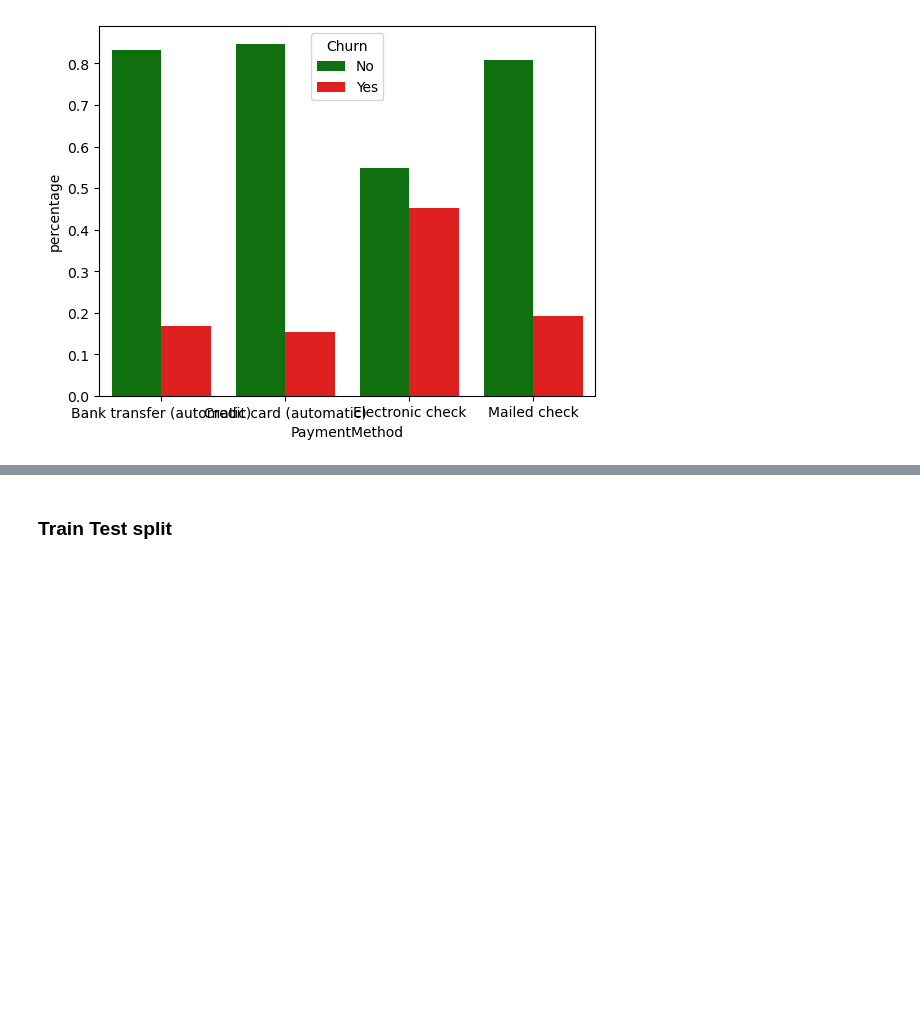
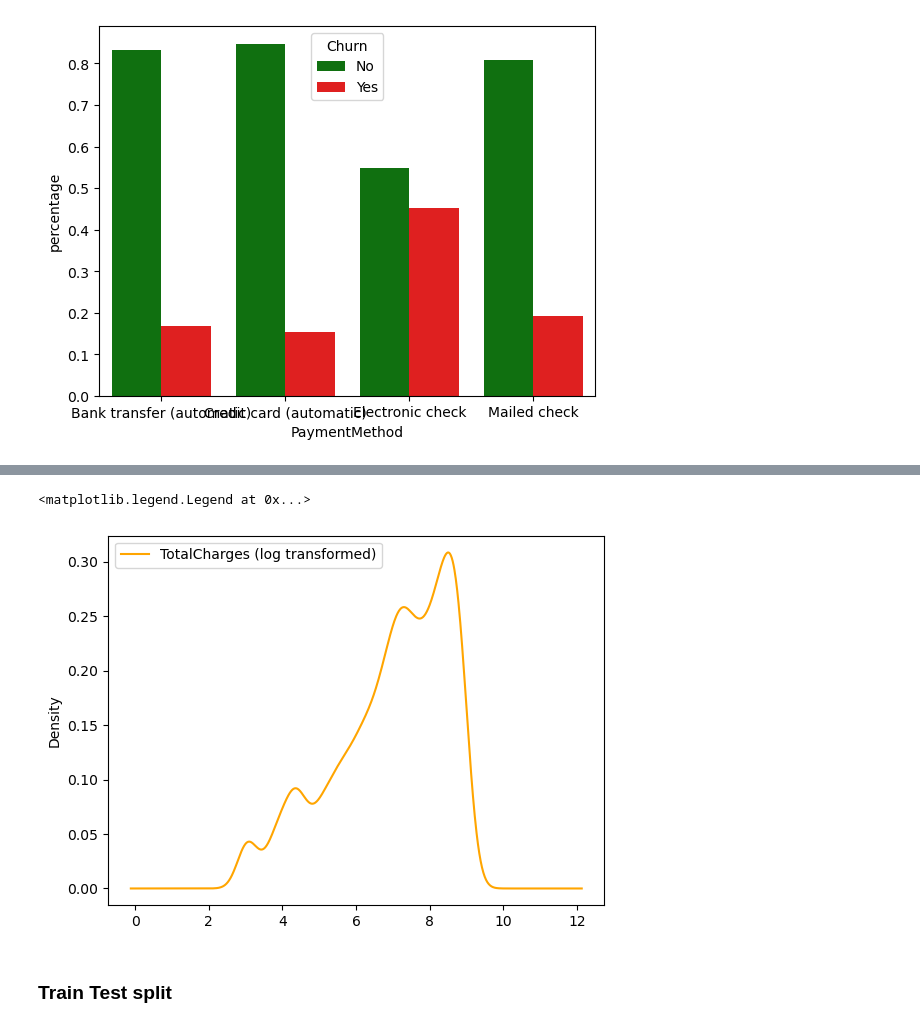
Before and after one commit to pratham122/Telco_customer_data, a Jupyter notebook: Telco_customer.ipynb, the cells around one changed output, grey strips where cells are left out. Saved outputs shown, nothing was run; the diff lists cells and outputs as text; code cells hidden in the pictures; blank space fills up the shorter version.

```diff
--- a/Telco_customer.ipynb
+++ b/Telco_customer.ipynb
@@ -314,3 +324,10 @@ df['tenure_group'] = pd.cut(df['tenure'], bins=[0,12,24,36,48,60,72])
+# %%
+df['TotalCharges'] = np.log(df['TotalCharges'] + 1)
+df['TotalCharges'].plot(kind='kde', color='orange', label='TotalCharges (log transformed)')
+plt.legend()
+# %% [output]
+<matplotlib.legend.Legend at 0x...>
+[figure, added]
 # %% [markdown]
 ### Train Test split
 # %%
```
Also changed, not shown: parts of 26 cells of this notebook, 1 other file.
